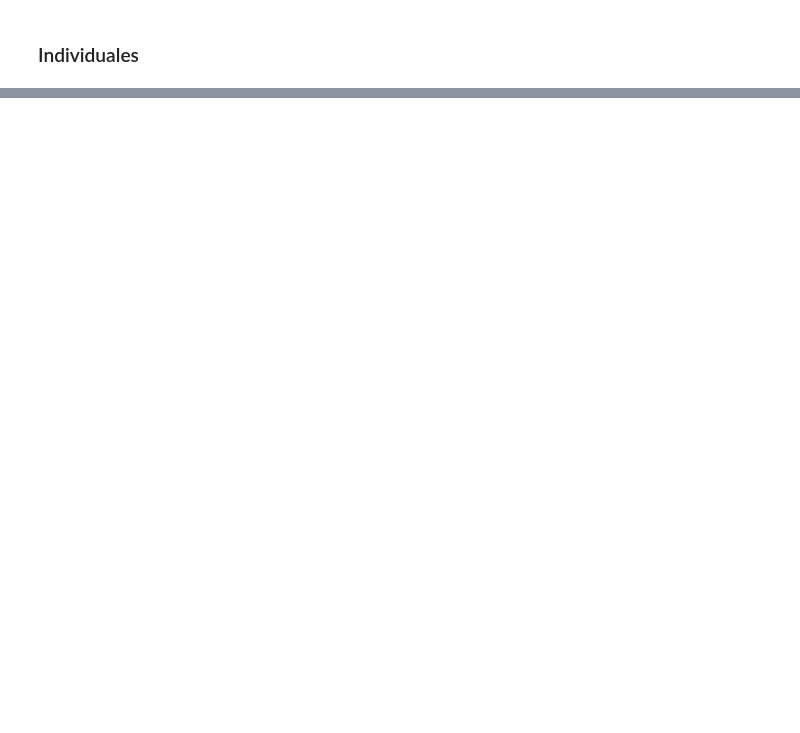
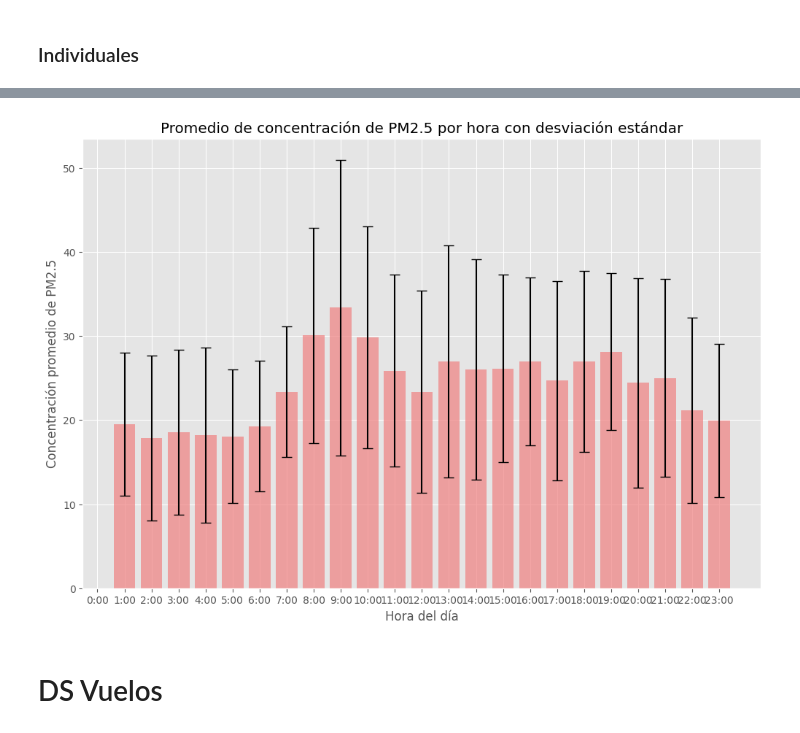
Before and after one commit to ChiaraVL/VidaArtificial, a Jupyter notebook: Datetime.ipynb, the cells around one changed output, grey strips where cells are left out. Saved outputs shown, nothing was run; the diff lists cells and outputs as text; code cells hidden in the pictures; blank space fills up the shorter version.

```diff
--- a/Datetime.ipynb
+++ b/Datetime.ipynb
@@ -147,0 +192,21 @@ plt.show()
+# %%
+pm25_mean_hourly = df.groupby(df.index.hour)['pm2-5'].mean()
+pm25_std_hourly = df.groupby(df.index.hour)['pm2-5'].std()
+
+# Crear la gráfica de barras con desviaciones estándar
+plt.figure(figsize=(12,8))
+plt.bar(pm25_mean_hourly.index, pm25_mean_hourly, yerr=pm25_std_hourly, capsize=5, color='lightcoral', alpha=0.7)
+
+# Añadir etiquetas y título
+plt.xticks(range(24), [f'{hour}:00' for hour in range(24)])
+plt.xlabel('Hora del día')
+plt.ylabel('Concentración promedio de PM2.5')
+plt.title('Promedio de concentración de PM2.5 por hora con desviación estándar')
+plt.grid(True)
+
+# Mostrar la gráfica
+plt.show()
+# %% [output]
+[figure, added]
+# %% [markdown]
+# DS Vuelos
```
Also changed, not shown: parts of 19 cells of this notebook.
